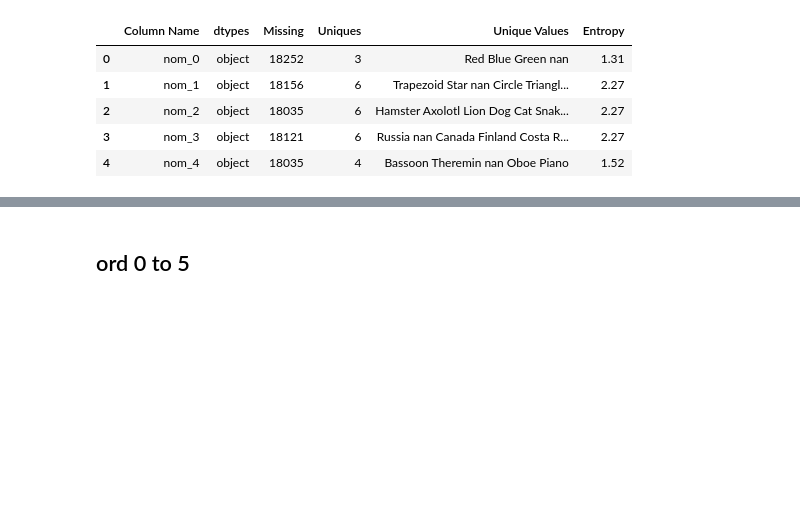
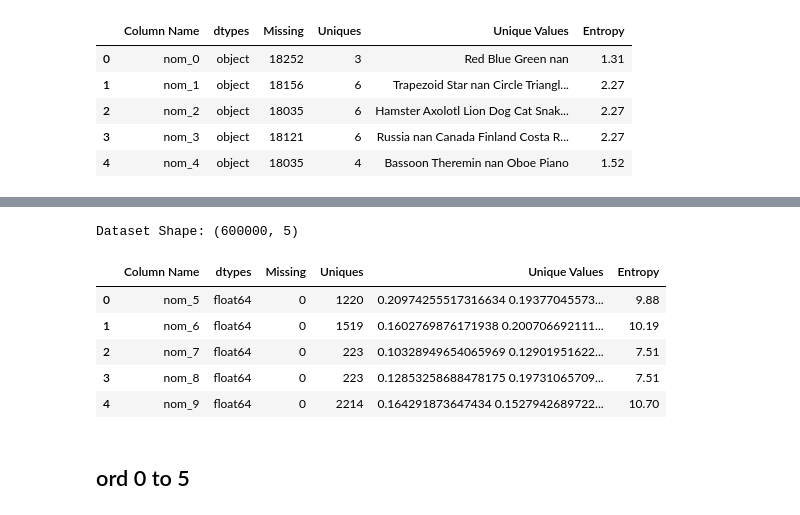
Before and after one commit to palpen/kaggle-pipeline, a Jupyter notebook: cat-in-the-dat-ii/notebook/explore.ipynb, the cells around one changed output, grey strips where cells are left out. Drawn from its saved outputs; the diff is of its cells as text; code cells hidden in the pictures; blank space fills up the shorter version.

```diff
--- a/cat-in-the-dat-ii/notebook/explore.ipynb
+++ b/cat-in-the-dat-ii/notebook/explore.ipynb
@@ -120,3 +169,21 @@ Dataset Shape: (600000, 5)
+# %%
+# Main
+N_FOLD = 5
+SEED = 20
+cv = StratifiedKFold(n_splits=N_FOLD, shuffle=True, random_state=SEED)
+te = TargetEncoder(cv=cv)
+te.fit(train_data.loc[:,features_hex], train_data['target'])
+train_data.loc[:,features_hex] = te.transform(train_data.loc[:,features_hex])
+# %%
+summarize_cats(train_data[features_hex])
+# %% [output]
+Dataset Shape: (600000, 5)
+|  | Column Name | dtypes | Missing | Uniques | Unique Values | Entropy |
+| 0 | nom_5 | float64 | 0 | 1220 | 0.20974255517316634 0.19377045573... | 9.88 |
+| 1 | nom_6 | float64 | 0 | 1519 | 0.1602769876171938 0.200706692111... | 10.19 |
+| 2 | nom_7 | float64 | 0 | 223 | 0.10328949654065969 0.12901951622... | 7.51 |
+| 3 | nom_8 | float64 | 0 | 223 | 0.12853258688478175 0.19731065709... | 7.51 |
+| 4 | nom_9 | float64 | 0 | 2214 | 0.164291873647434 0.1527942689722... | 10.70 |
 # %% [markdown]
 ## ord 0 to 5
 # %%
```
Also changed, not shown: parts of 11 cells of this notebook.
